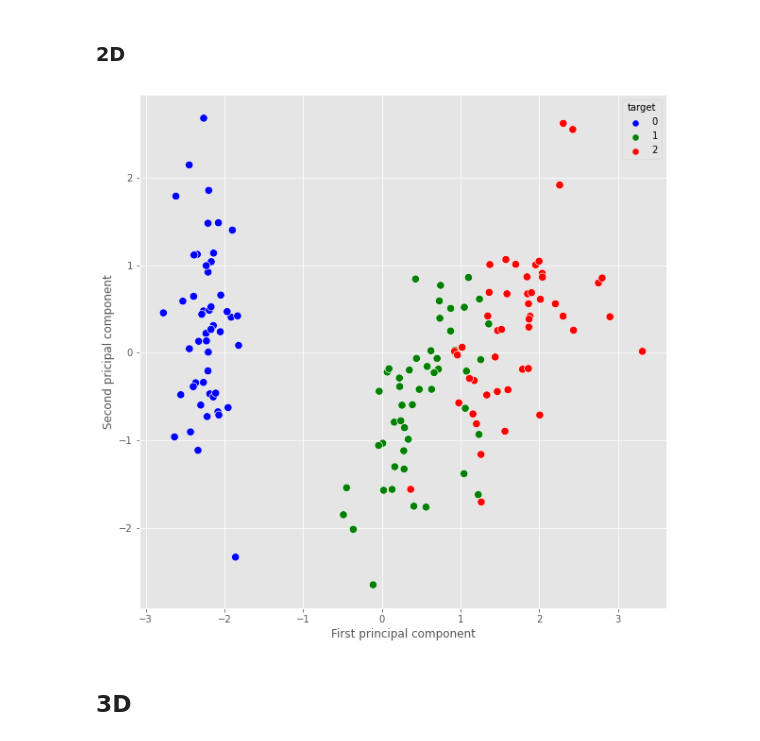
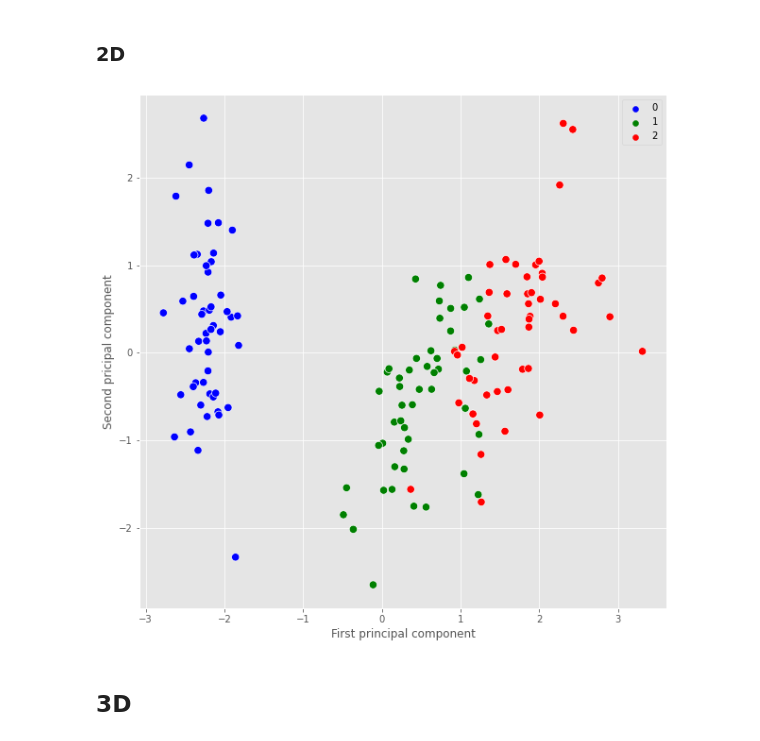
Before and after one commit to MK3247/Machine-Learning, a Jupyter notebook: Principal Component Analysis/iris.ipynb, the cells around one changed output. Cells and saved outputs as stored; diff of their text form; code cells hidden in the pictures.

```diff
--- a/Principal Component Analysis/iris.ipynb
+++ b/Principal Component Analysis/iris.ipynb
@@ -20,8 +20,6 @@ dir(iris)
  'target_names']
 # %%
 df = pd.DataFrame(iris.data, columns = iris.feature_names)
-# %%
-df['target'] = iris.target
 # %%
 df.shape
 # %% [output]
@@ -29,2 +29,4 @@ df.shape
+# %%
+X = df.values
 # %%
-X = df.drop('target', axis = 1)
+X.shape
@@ -80,13 +84,13 @@ pca2 = PCA(n_components=2)
 X_pca2 = pca2.fit_transform(X_scaled)
 # %%
 plt.rcParams['figure.figsize'] = (10,10)
-sns.scatterplot(x=X_pca2[:,0], y=X_pca2[:,1], s=70, hue=df.target, palette=['blue','green','red'])
+sns.scatterplot(x=X_pca2[:,0], y=X_pca2[:,1], s=70, hue=iris.target, palette=['blue','green','red'])
 plt.xlabel('First principal component')
 plt.ylabel('Second pricipal component')
 plt.savefig('2d_scatterplot.png')
 plt.show()
 # %% [output]
-[figure, old version]
+[figure, new version]
 # %% [markdown]
 ## 3D
 # %%
```
Also changed, not shown: parts of 4 cells of this notebook, 3 other files.
